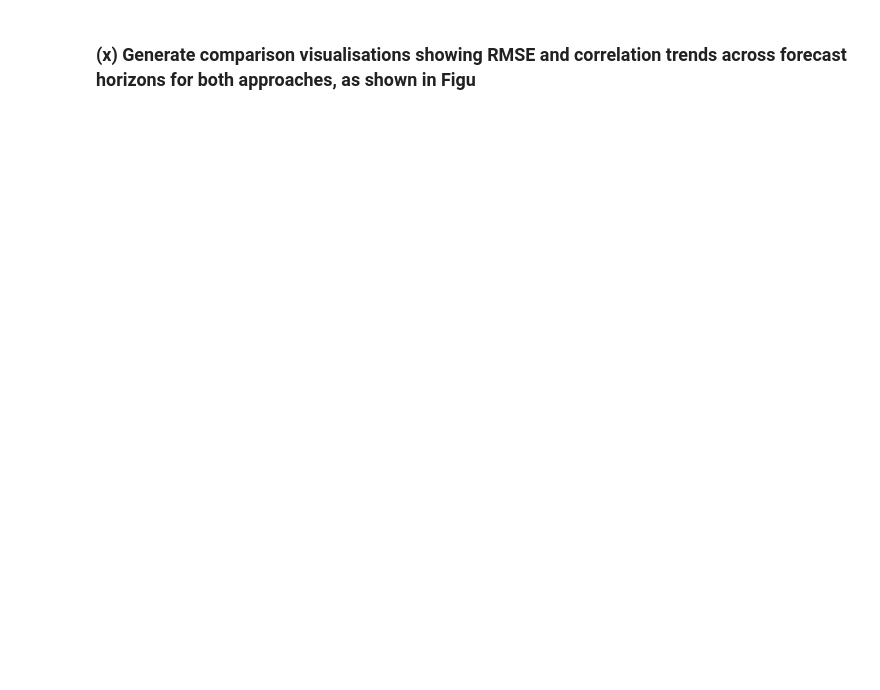
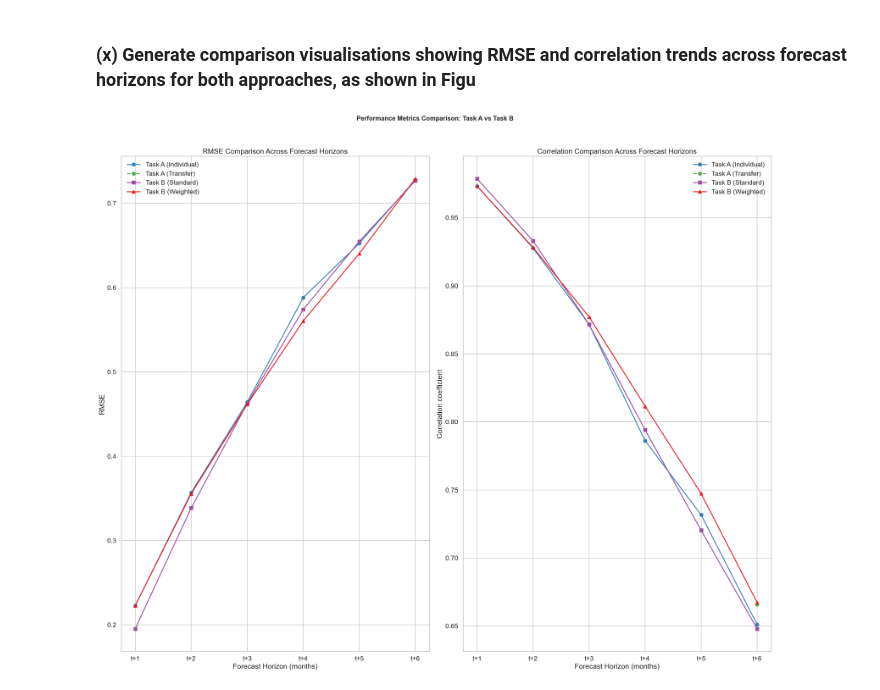
Before and after one commit to kurin0u0/9814, a Jupyter notebook: z5709922_assignment1/z5709922_assignment1.ipynb, the cells around one changed output. Drawn from its saved outputs; the diff is of its cells as text; code cells hidden in the pictures; blank space fills up the shorter version.

```diff
--- a/z5709922_assignment1/z5709922_assignment1.ipynb
+++ b/z5709922_assignment1/z5709922_assignment1.ipynb
@@ -1013,2 +1030,65 @@ Average       0.5021    0.8236                0.7275             0.6658
 # %% [markdown]
 ### (x) Generate comparison visualisations showing RMSE and correlation trends across forecast horizons for both approaches, as shown in Figu
+# %%
+# ----------------------------
+# (x) Generate comparison visualisations
+# ----------------------------
+
+# 配色方案（可根据论文风格调整）
+palette = {
+    "Task A (Individual)": "#377eb8",   # 蓝
+    "Task A (Transfer)": "#4daf4a",     # 绿
+    "Task B (Standard)": "#984ea3",     # 紫
+    "Task B (Weighted)": "#e41a1c"      # 红
+}
+
+# 提取数据
+horizons = np.arange(1, 7)
+
+taskA_rmse = comparison_df["Task A RMSE"][:-1]
+taskA_r = comparison_df["Task A r"][:-1]
+taskA_transfer_rmse = comparison_df["Task A Transfer RMSE"][:-1]
+taskA_transfer_r = comparison_df["Task A Transfer r"][:-1]
+taskB_standard_rmse = comparison_df["Task B Standard RMSE"][:-1]
+taskB_standard_r = comparison_df["Task B Standard r"][:-1]
+taskB_weighted_rmse = comparison_df["Task B Weighted RMSE"][:-1]
+taskB_weighted_r = comparison_df["Task B Weighted r"][:-1]
+
+# 创建画布
+plt.figure(figsize=(24, 20))
+sns.set_style("whitegrid")
+sns.set_context("talk")
+
+# ---- 子图1: RMSE ----
+plt.subplot(1, 2, 1)
+plt.plot(horizons, taskA_rmse, 'o-', color=palette["Task A (Individual)"], label="Task A (Individual)")
+plt.plot(horizons, taskA_transfer_rmse, 'o--', color=palette["Task A (Transfer)"], label="Task A (Transfer)")
+plt.plot(horizons, taskB_standard_rmse, 's-', color=palette["Task B (Standard)"], label="Task B (Standard)")
+plt.plot(horizons, taskB_weighted_rmse, '^-', color=palette["Task B (Weighted)"], label="Task B (Weighted)")
+
+plt.xlabel("Forecast Horizon (months)")
+plt.ylabel("RMSE")
+plt.title("RMSE Comparison Across Forecast Horizons")
+plt.xticks(horizons, [f"t+{i}" for i in horizons])
+plt.legend(frameon=False, loc="upper left")
+
+# ---- 子图2: Correlation ----
+plt.subplot(1, 2, 2)
+plt.plot(horizons, taskA_r, 'o-', color=palette["Task A (Individual)"], label="Task A (Individual)")
+plt.plot(horizons, taskA_transfer_r, 'o--', color=palette["Task A (Transfer)"], label="Task A (Transfer)")
+plt.plot(horizons, taskB_standard_r, 's-', color=palette["Task B (Standard)"], label="Task B (Standard)")
+plt.plot(horizons, taskB_weighted_r, '^-', color=palette["Task B (Weighted)"], label="Task B (Weighted)")
+
+plt.xlabel("Forecast Horizon (months)")
+plt.ylabel("Correlation coefficient")
+plt.title("Correlation Comparison Across Forecast Horizons")
+plt.xticks(horizons, [f"t+{i}" for i in horizons])
+plt.legend(frameon=False, loc="upper right")
+
+# ---- 总标题与水印 ----
+plt.suptitle("Performance Metrics Comparison: Task A vs Task B", fontsize=16, fontweight="bold")
+
+plt.tight_layout(rect=[0, 0, 1, 0.96])
+plt.show()
+# %% [output]
+[figure, added]
```
Also changed, not shown: parts of 4 cells of this notebook, 2 other files.
